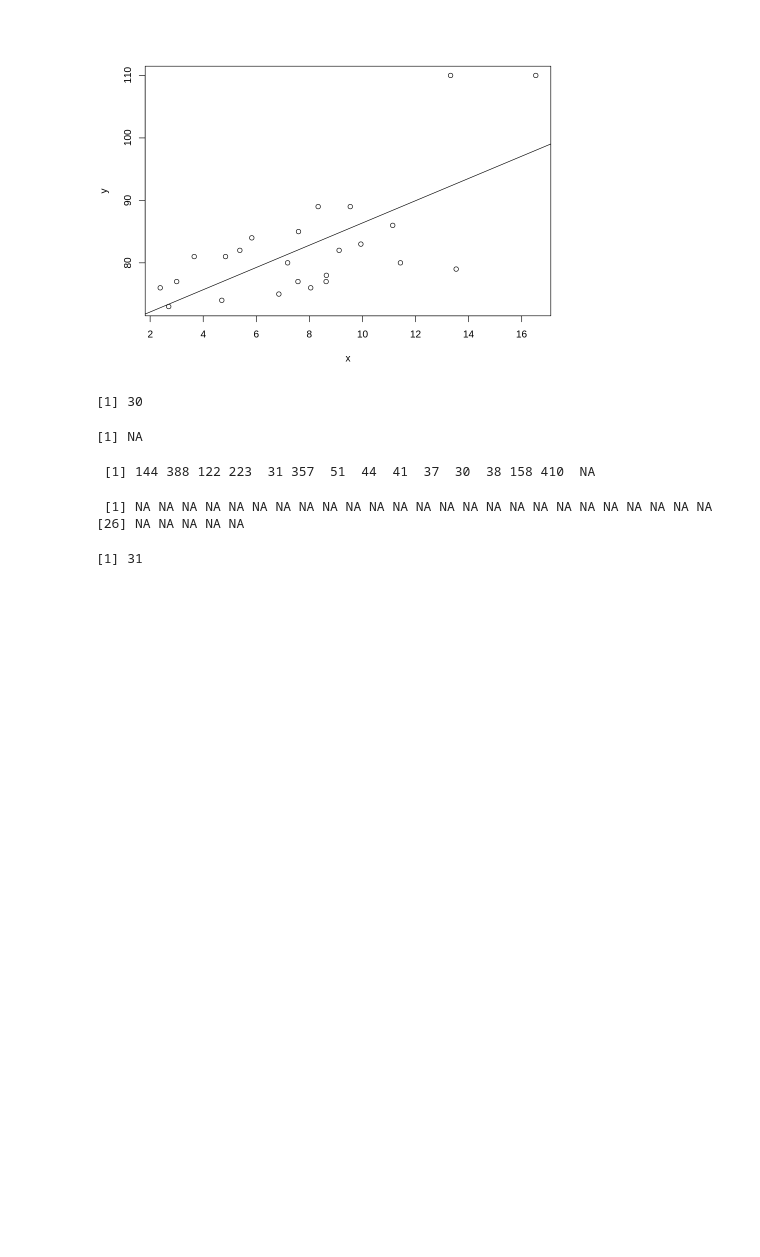
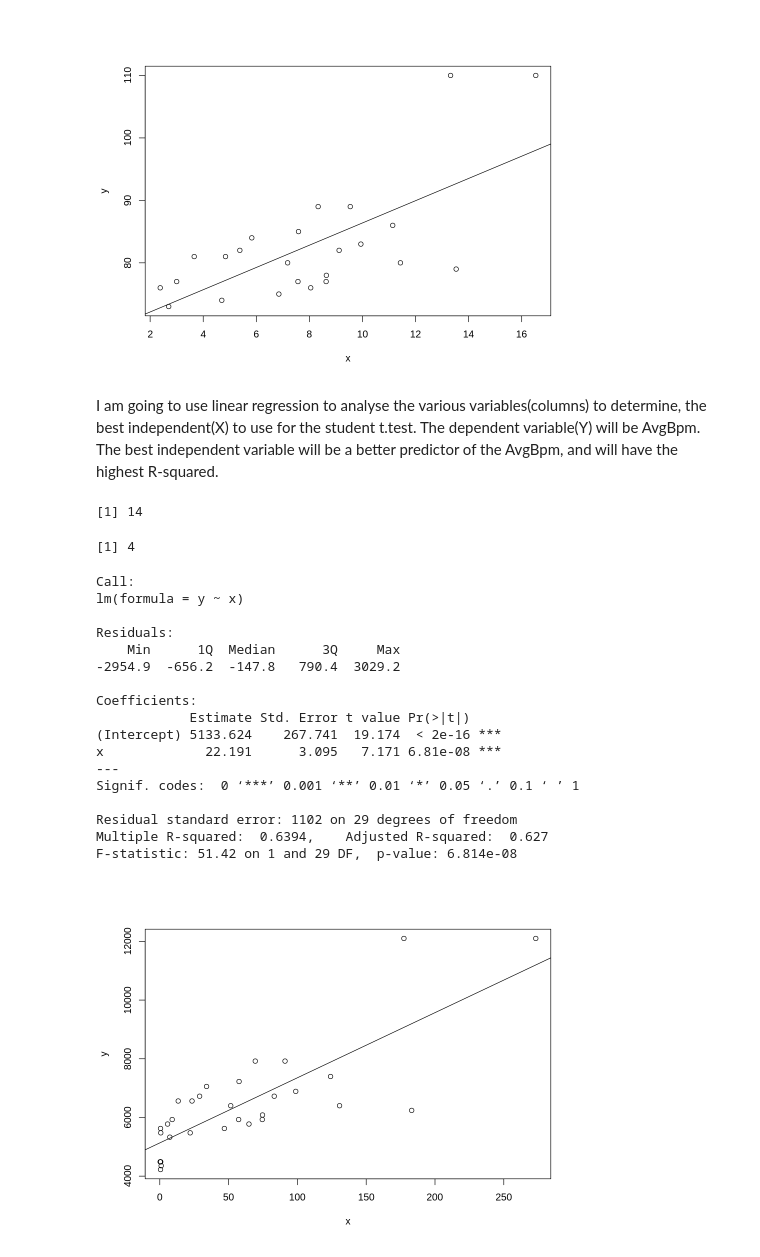
Before and after one commit to ovieimara/MATPMDA, a Jupyter notebook: MATPMDA_Portfolio.ipynb, the cells around one changed output. Saved outputs shown, nothing was run; the diff lists cells and outputs as text; code cells hidden in the pictures; blank space fills up the shorter version.

```diff
--- a/MATPMDA_Portfolio.ipynb
+++ b/MATPMDA_Portfolio.ipynb
@@ -410,40 +415,38 @@ Residual standard error: 7.103 on 22 degrees of freedom
 Multiple R-squared:  0.4615,    Adjusted R-squared:  0.437
 F-statistic: 18.85 on 1 and 22 DF,  p-value: 0.0002617
 [figure]
-# %%
-sub_data = subset(sub_data[1:6], AvgBpm > 0)
-sub_calories = sub_data$Calories
-calories = (sub_data$Calories)[1:(nrow(sub_data)-1)]
-# calories
-l = min(sub_calories)
-r = max(calories[bpm])
-l
-r
-calories[bpm]
-
-fit = calories >= l & calories <= r
-fit
-# # fit_bpm = data$AvgBpm[zero]
-
-fit_bpm = sub_data$AvgBpm[fit]
-# length(fit_bpm)
-unfit_bpm = sub_data$AvgBpm[!fit]
-# unfit_bpm = unfit_bpm
-# unfit_bpm
-s_calories = sub_data$Calories[fit]
-unfit_s_calories = sub_data$Calories[!fit]
-length(s_calories)
-# length(s_calories)
-
-# x = (unfit_s_calories)
-# y = (unfit_bpm)
-# plot(y ~ x, xlim = c(0, 1000), ylim = c(0, 150))
-# abline(lm(y ~ x))
-# summary(lm(y ~ x))
-# %% [output]
-[1] 30
-[1] NA
- [1] 144 388 122 223  31 357  51  44  41  37  30  38 158 410  NA
- [1] NA NA NA NA NA NA NA NA NA NA NA NA NA NA NA NA NA NA NA NA NA NA NA NA NA
-[26] NA NA NA NA NA
-[1] 31
+# %% [markdown]
+I am going to use linear regression to analyse the various variables(columns) to determine, the best independent(X) to use for the student t.test. The dependent variable(Y) will be AvgBpm. The best independent variable will be a better predictor of the AvgBpm, and will have the highest R-squared.
+# %%
+data_distance_unfit = subset(data[1:6], Distance >= 5  & (AvgBpm > 77 | AvgBpm < 61))
+data_distance_fit = subset(data[1:6], Distance >= 5  & (AvgBpm <= 77 & AvgBpm >= 61))
+nrow(data_distance_unfit)
+nrow(data_distance_fit)
+# data = subset(data, AvgBpm > 0)
+x = (data$Distance)
+y = (data$AvgBpm)
+# plot(y ~ x, xlim = c(0, 1000), ylim = c(0, 150))
+plot(y ~ x)
+abline(lm(y ~ x))
+summary(lm(y ~ x))
+# %% [output]
+[1] 14
+[1] 4
+Call:
+lm(formula = y ~ x)
+
+Residuals:
+    Min      1Q  Median      3Q     Max
+-2954.9  -656.2  -147.8   790.4  3029.2
+
+Coefficients:
+            Estimate Std. Error t value Pr(>|t|)
+(Intercept) 5133.624    267.741  19.174  < 2e-16 ***
+x             22.191      3.095   7.171 6.81e-08 ***
+---
+Signif. codes:  0 ‘***’ 0.001 ‘**’ 0.01 ‘*’ 0.05 ‘.’ 0.1 ‘ ’ 1
+
+Residual standard error: 1102 on 29 degrees of freedom
+Multiple R-squared:  0.6394,    Adjusted R-squared:  0.627
+F-statistic: 51.42 on 1 and 29 DF,  p-value: 6.814e-08
+[figure, added]
```
Also changed, not shown: parts of 3 cells of this notebook.
